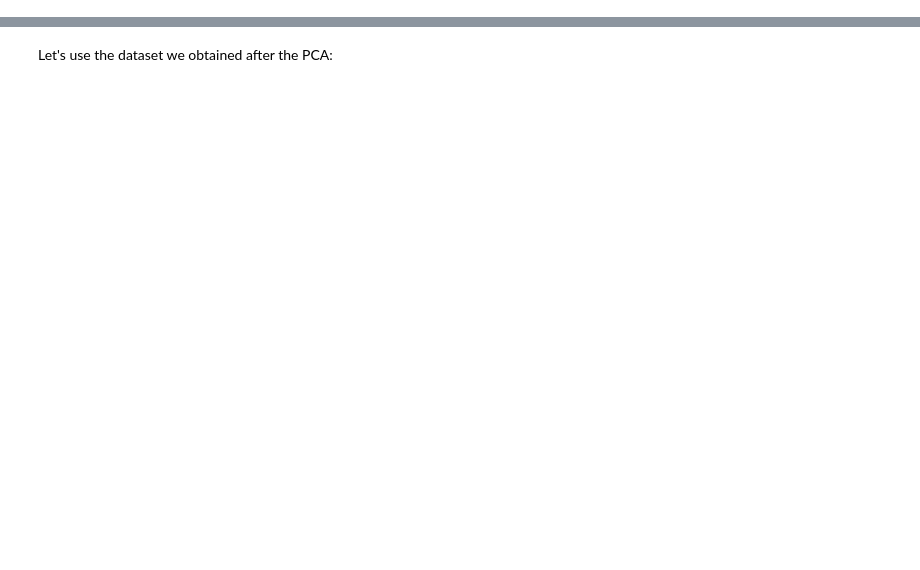
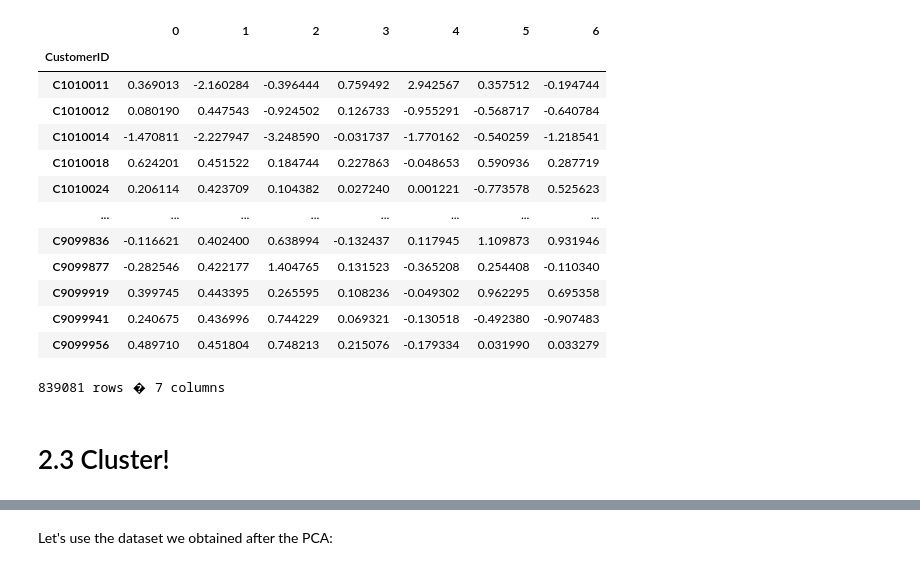
Before and after one commit to sim2000dg/adm_hw4_group26, a Jupyter notebook: Point 2.ipynb, the cells around one changed output, grey strips where cells are left out. Drawn from its saved outputs; the diff is of its cells as text; code cells hidden in the pictures; blank space fills up the shorter version.

Commit message:
Removed 2.4 notebook and added Point 2
Point 2 is the merged file of FE_PCA_cluster and last 2.4.
Also added some comments.

```diff
--- a/2.4.ipynb
+++ b/Point 2.ipynb
@@ -13,0 +652,23 @@ import seaborn as sns
+# %%
+loaded_data = pd.read_csv('projected_data.csv')
+loaded_data.index = loaded_data.CustomerID
+loaded_data = loaded_data.drop(columns=['CustomerID'])
+# %%
+loaded_data
+# %% [output]
+|  | 0 | 1 | 2 | 3 | 4 | 5 | 6 |
+| CustomerID |  |  |  |  |  |  |  |
+| C1010011 | 0.369013 | -2.160284 | -0.396444 | 0.759492 | 2.942567 | 0.357512 | -0.194744 |
+| C1010012 | 0.080190 | 0.447543 | -0.924502 | 0.126733 | -0.955291 | -0.568717 | -0.640784 |
+| C1010014 | -1.470811 | -2.227947 | -3.248590 | -0.031737 | -1.770162 | -0.540259 | -1.218541 |
+| C1010018 | 0.624201 | 0.451522 | 0.184744 | 0.227863 | -0.048653 | 0.590936 | 0.287719 |
+| C1010024 | 0.206114 | 0.423709 | 0.104382 | 0.027240 | 0.001221 | -0.773578 | 0.525623 |
+| ... | ... | ... | ... | ... | ... | ... | ... |
+| C9099836 | -0.116621 | 0.402400 | 0.638994 | -0.132437 | 0.117945 | 1.109873 | 0.931946 |
+| C9099877 | -0.282546 | 0.422177 | 1.404765 | 0.131523 | -0.365208 | 0.254408 | -0.110340 |
+| C9099919 | 0.399745 | 0.443395 | 0.265595 | 0.108236 | -0.049302 | 0.962295 | 0.695358 |
+| C9099941 | 0.240675 | 0.436996 | 0.744229 | 0.069321 | -0.130518 | -0.492380 | -0.907483 |
+| C9099956 | 0.489710 | 0.451804 | 0.748213 | 0.215076 | -0.179334 | 0.031990 | 0.033279 |
+839081 rows � 7 columns
+# %% [markdown]
+# 2.3 Cluster!
```
Also changed, not shown: parts of 144 cells of this notebook.
